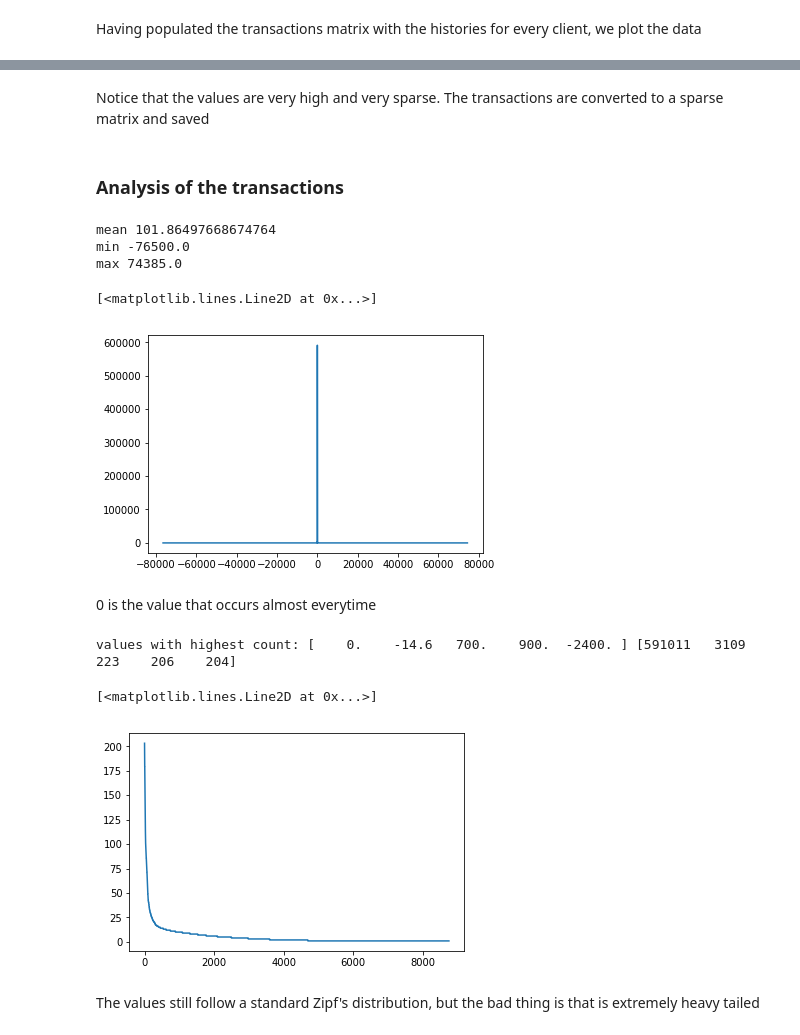
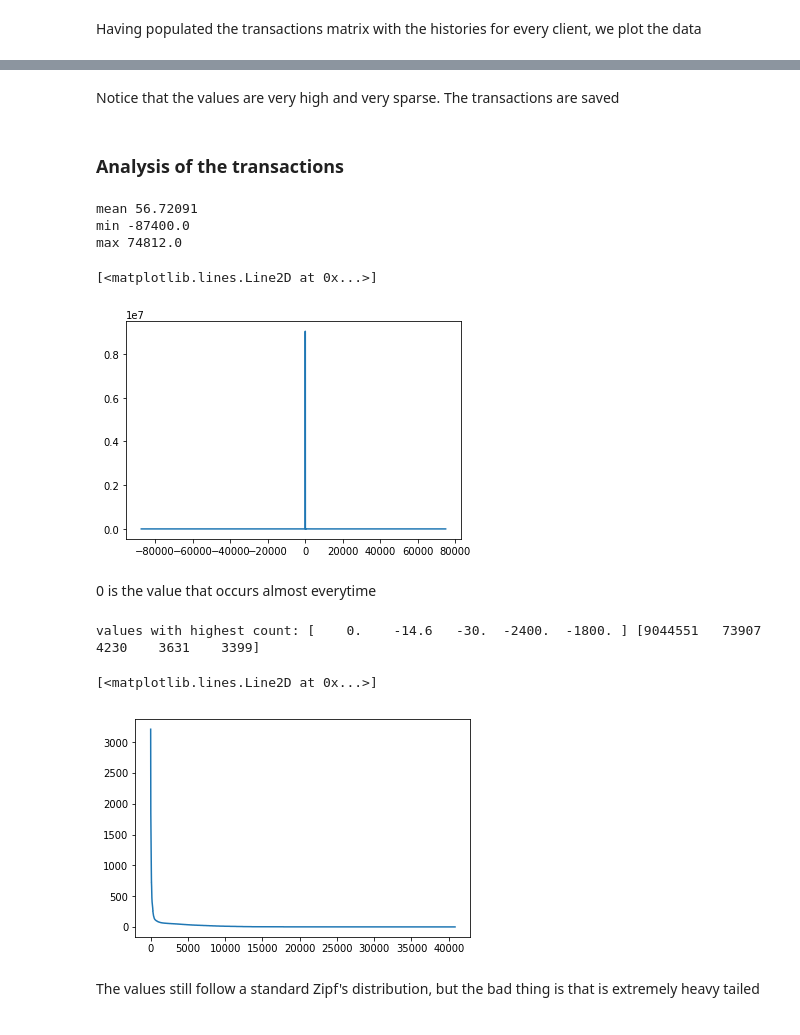
Before and after one commit to HitLuca/GANs_for_spiking_time_series, a Jupyter notebook: berka_dataset/dataset_analysis.ipynb, the cells around one changed output, grey strips where cells are left out. Cells and saved outputs as stored; diff of their text form; code cells hidden in the pictures.

```diff
--- a/berka_dataset/dataset_analysis.ipynb
+++ b/berka_dataset/dataset_analysis.ipynb
@@ -133,2 +139,2 @@ for i in range(5):
 # %% [markdown]
-Notice that the values are very high and very sparse. The transactions are converted to a sparse matrix and saved
+Notice that the values are very high and very sparse. The transactions are saved
@@ -143,17 +148,19 @@ sparse_transactions = io.mmread("parsed/sparse_transactions_min.mtx").todense()
+# %%
+transactions = np.load("parsed/transactions.npy")
 # %%
-print('mean', np.mean(sparse_transactions))
-print('min', np.min(sparse_transactions))
-print('max', np.max(sparse_transactions))
+print('mean', np.mean(transactions))
+print('min', np.min(transactions))
+print('max', np.max(transactions))
 # %% [output]
-mean 101.86497668674764
-min -76500.0
-max 74385.0
+mean 56.72091
+min -87400.0
+max 74812.0
 # %%
-unique_items, counts = np.unique(np.array(sparse_transactions), return_counts=True)
+unique_items, counts = np.unique(np.array(transactions), return_counts=True)
 plt.plot(unique_items, counts)
 # %% [output]
 [<matplotlib.lines.Line2D at 0x...>]
-[figure, old version]
+[figure, new version]
 # %% [markdown]
 0 is the value that occurs almost everytime
 # %%
@@ -164,9 +171,9 @@ unique_items = unique_items[sorted_indexes]
 print('values with highest count:', unique_items[:5], counts[:5])
 plt.plot(counts[5:])
 # %% [output]
-values with highest count: [    0.    -14.6   700.    900.  -2400. ] [591011   3109    223    206    204]
+values with highest count: [    0.    -14.6   -30.  -2400.  -1800. ] [9044551   73907    4230    3631    3399]
 [<matplotlib.lines.Line2D at 0x...>]
-[figure, old version]
+[figure, new version]
 # %% [markdown]
 The values still follow a standard Zipf's distribution, but the bad thing is that is extremely heavy tailed
 # %%
```
Also changed, not shown: parts of 27 cells of this notebook, 6 other files.
